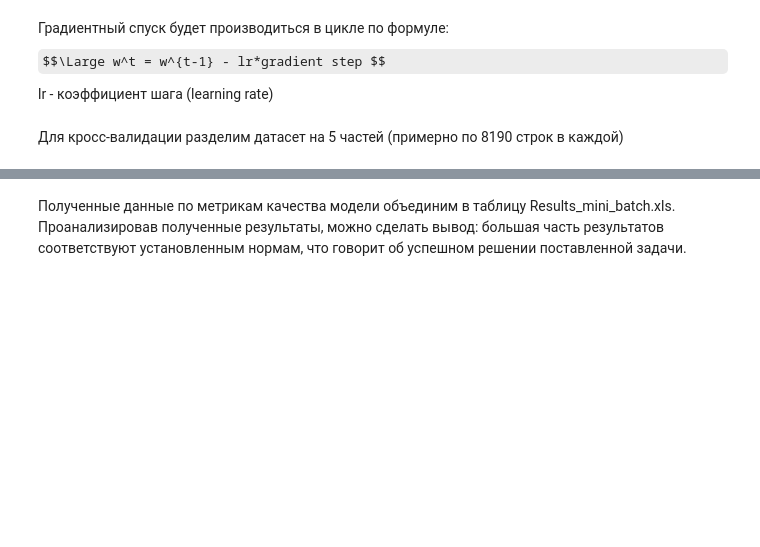
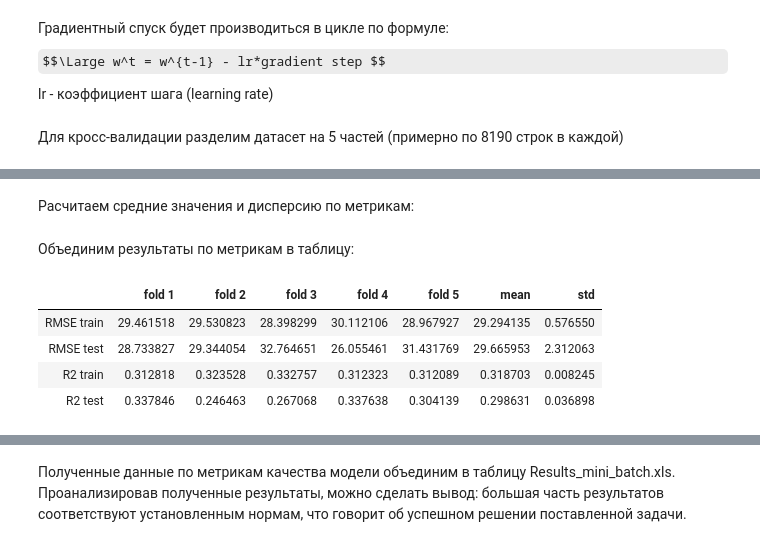
Before and after one commit to obi-1-konobe/ML_gradient_descent, a Jupyter notebook: Ниязов Алдияр ml1_mini_batch.ipynb, the cells around one changed output, grey strips where cells are left out. Cells and saved outputs as stored; diff of their text form; code cells hidden in the pictures; some formulas as TeX source; blank space fills up the shorter version.

```diff
--- a/Ниязов Алдияр ml1_mini_batch.ipynb
+++ b/Ниязов Алдияр ml1_mini_batch.ipynb
@@ -421,0 +171,2 @@ R2_test_5 = 0.29127439035588043
+# %% [markdown]
+Расчитаем средние значения и дисперсию по метрикам:
@@ -421,0 +183,22 @@ R2_test_5 = 0.29127439035588043
+# %% [markdown]
+Объединим результаты по метрикам в таблицу:
+# %%
+data_metrics = {
+        'fold 1': metrics[0],
+        'fold 2': metrics[1],
+        'fold 3': metrics[2],
+        'fold 4': metrics[3],
+        'fold 5': metrics[4],
+        'mean': metrics_mean,
+        'std': metrics_std
+       }
+
+df = pd.DataFrame(data_metrics, index=['RMSE train', 'RMSE test', 'R2 train', 'R2 test'])
+df.to_csv('metrics_result.csv')
+df
+# %% [output]
+|  | fold 1 | fold 2 | fold 3 | fold 4 | fold 5 | mean | std |
+| RMSE train | 29.461518 | 29.530823 | 28.398299 | 30.112106 | 28.967927 | 29.294135 | 0.576550 |
+| RMSE test | 28.733827 | 29.344054 | 32.764651 | 26.055461 | 31.431769 | 29.665953 | 2.312063 |
+| R2 train | 0.312818 | 0.323528 | 0.332757 | 0.312323 | 0.312089 | 0.318703 | 0.008245 |
+| R2 test | 0.337846 | 0.246463 | 0.267068 | 0.337638 | 0.304139 | 0.298631 | 0.036898 |
```
Also changed, not shown: parts of 86 cells of this notebook, 4 other files.
